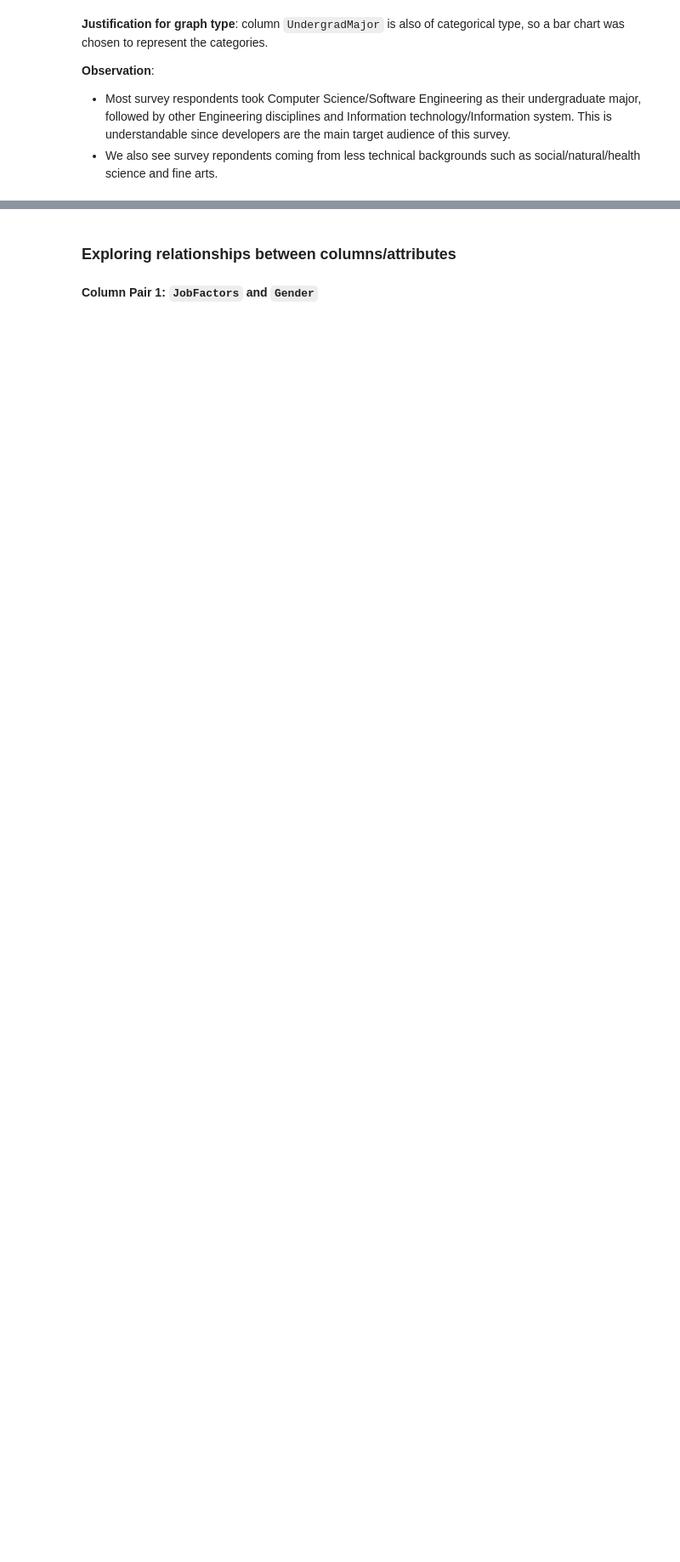
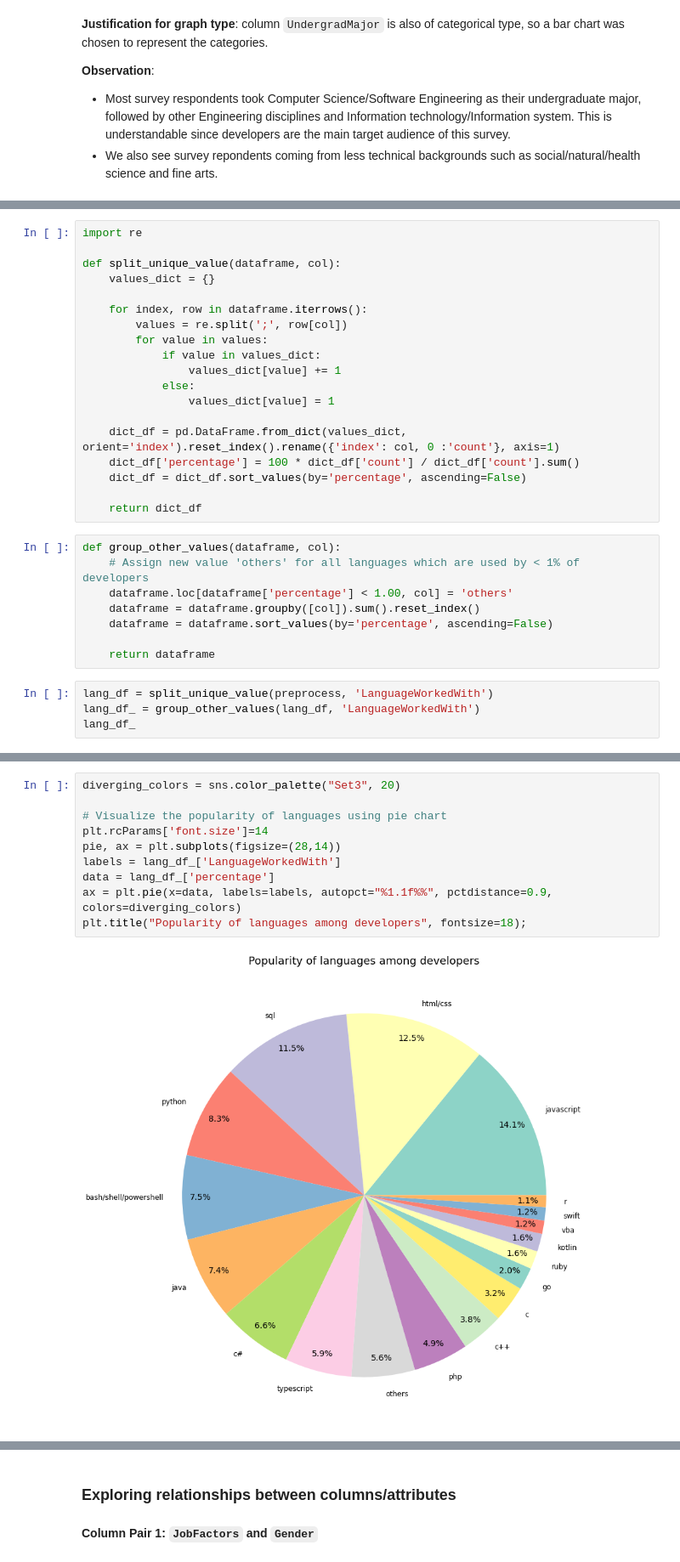
Before and after one commit to tratn/PDS-A2, a Jupyter notebook: PDS_A3.ipynb, the cells around one changed output, grey strips where cells are left out. Shown at 85% size. Cells and saved outputs as stored; diff of their text form; blank space fills up the shorter version.

```diff
--- a/PDS_A3.ipynb
+++ b/PDS_A3.ipynb
@@ -427,0 +430,31 @@ Text(0, 0.5, 'Major')
+# %%
+import re
+
+def split_unique_value(dataframe, col):
+    values_dict = {}
+
+    for index, row in dataframe.iterrows():
+        values = re.split(';', row[col])
+        for value in values:
+            if value in values_dict:
+                values_dict[value] += 1
+            else:
+                values_dict[value] = 1
+
+    dict_df = pd.DataFrame.from_dict(values_dict, orient='index').reset_index().rename({'index': col, 0 :'count'}, axis=1)
+    dict_df['percentage'] = 100 * dict_df['count'] / dict_df['count'].sum()
+    dict_df = dict_df.sort_values(by='percentage', ascending=False)
+
+    return dict_df
+# %%
+def group_other_values(dataframe, col):
+    # Assign new value 'others' for all languages which are used by < 1% of developers
+    dataframe.loc[dataframe['percentage'] < 1.00, col] = 'others'
+    dataframe = dataframe.groupby([col]).sum().reset_index()
+    dataframe = dataframe.sort_values(by='percentage', ascending=False)
+
+    return dataframe
+# %%
+lang_df = split_unique_value(preprocess, 'LanguageWorkedWith')
+lang_df_ = group_other_values(lang_df, 'LanguageWorkedWith')
+lang_df_
@@ -427,0 +479,12 @@ Text(0, 0.5, 'Major')
+# %%
+diverging_colors = sns.color_palette("Set3", 20)
+
+# Visualize the popularity of languages using pie chart
+plt.rcParams['font.size']=14
+pie, ax = plt.subplots(figsize=(28,14))
+labels = lang_df_['LanguageWorkedWith']
+data = lang_df_['percentage']
+ax = plt.pie(x=data, labels=labels, autopct="%1.1f%%", pctdistance=0.9, colors=diverging_colors)
+plt.title("Popularity of languages among developers", fontsize=18);
+# %% [output]
+[figure, added]
```
Also changed, not shown: parts of 22 cells of this notebook, 1 other file.
